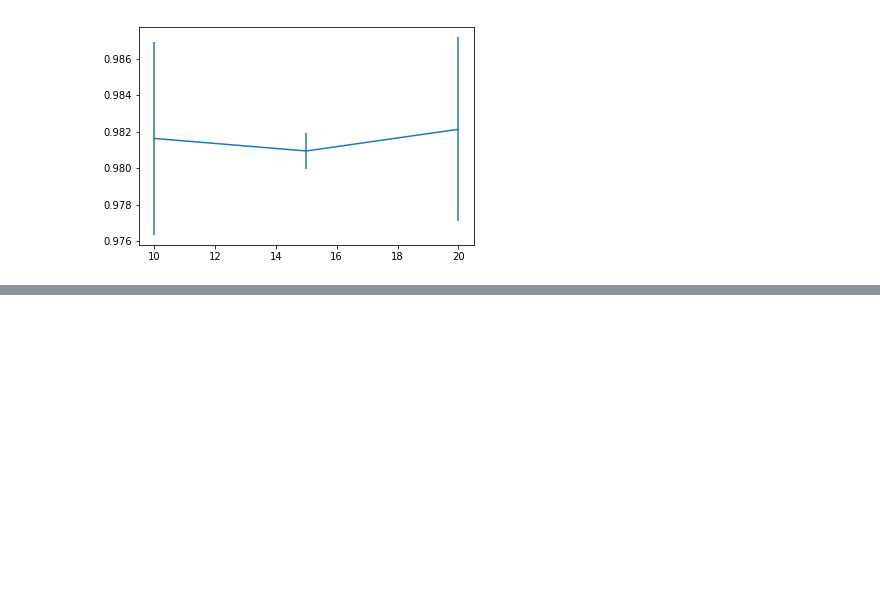
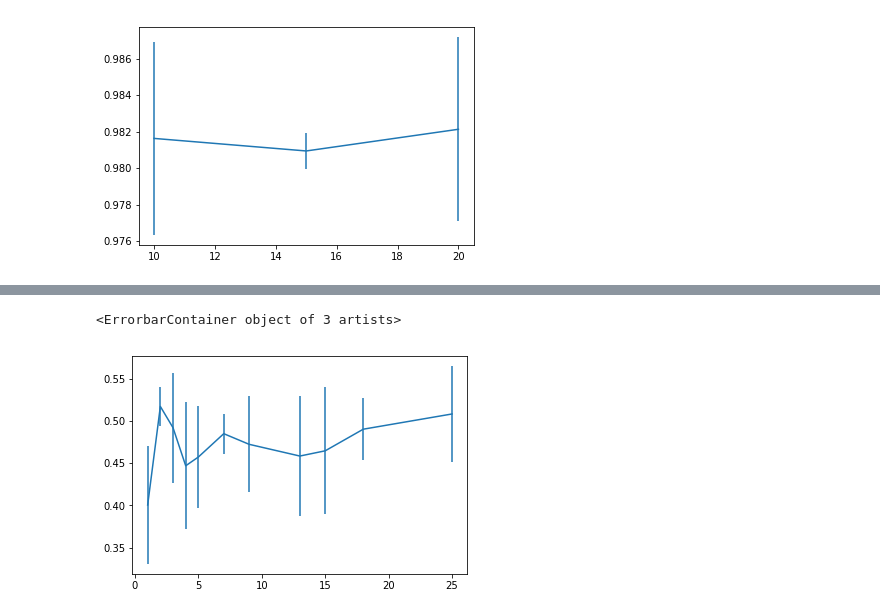
Before and after one commit to gabrielsluz/c-swm, a Jupyter notebook: Experiments.ipynb, the cells around one changed output, grey strips where cells are left out. Drawn from its saved outputs; the diff is of its cells as text; code cells hidden in the pictures; blank space fills up the shorter version.

Commit message:
Epoch results

```diff
--- a/Experiments.ipynb
+++ b/Experiments.ipynb
@@ -159,6 +159,11 @@ Function to simplify plotting pipeline
 def get_plot_ready_res(results, params, values, experiment_key, varying_param):
     found_key = get_param_key(params, values, results)
     x, y_mean, y_std = get_mean_std_dev(results[found_key][experiment_key][varying_param], results[found_key][experiment_key]['result'])
+    indexes = list(range(len(x)))
+    indexes.sort(key=x.__getitem__)
+    x = list(map(x.__getitem__, indexes))
+    y_mean = list(map(y_mean.__getitem__, indexes))
+    y_std = list(map(y_std.__getitem__, indexes))
     return x, y_mean, y_std
 
 '''
@@ -492,0 +504,9 @@ plt.errorbar(x, y_mean, yerr=y_std)
+# %%
+experiment_keys = ['LinearEvalAcc', 'FineTuning10pc30epochs', 'FineTuning10pc60epochs']
+experiment_keys += ['H1_num_steps=1', 'H1_num_steps=5', 'H1_num_steps=10']
+experiment_keys += ['MRR_num_steps=1', 'MRR_num_steps=5', 'MRR_num_steps=10']
+varying_param = 'epochs'
+result_list = extract_results("results/eval_num_epochs.txt")
+ignore_keys = ['seed']
+results = get_results_array(result_list, varying_param, experiment_keys, ignore_keys)
+results
@@ -492,0 +531,10 @@ plt.errorbar(x, y_mean, yerr=y_std)
+# %%
+params = ['use_trans_model']
+values = ['True']
+experiment_key = 'LinearEvalAcc'
+varying_param = 'epochs'
+x, y_mean, y_std = get_plot_ready_res(results, params, values, experiment_key, varying_param)
+plt.errorbar(x, y_mean, yerr=y_std)
+# %% [output]
+<ErrorbarContainer object of 3 artists>
+[figure, added]
```
Also changed, not shown: parts of 9 cells of this notebook.
